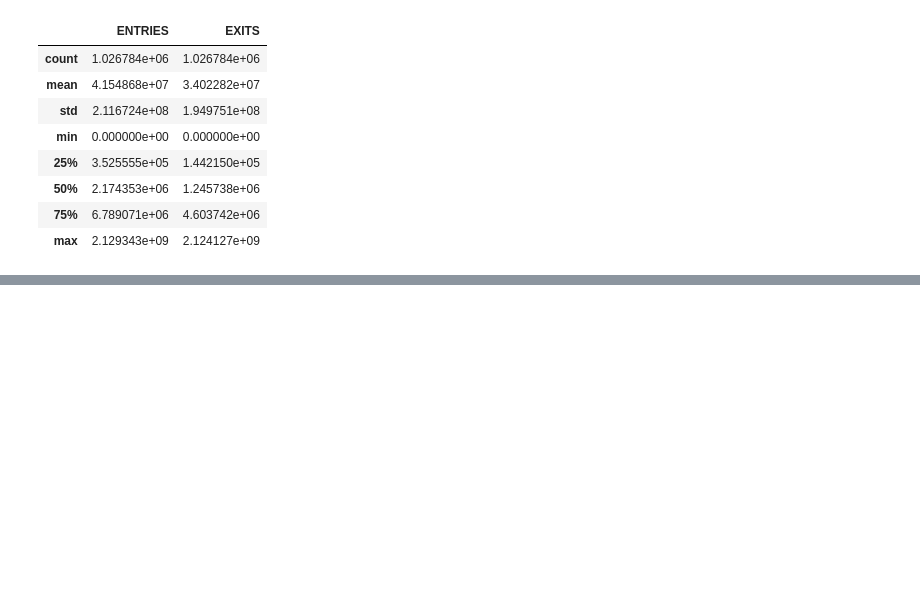
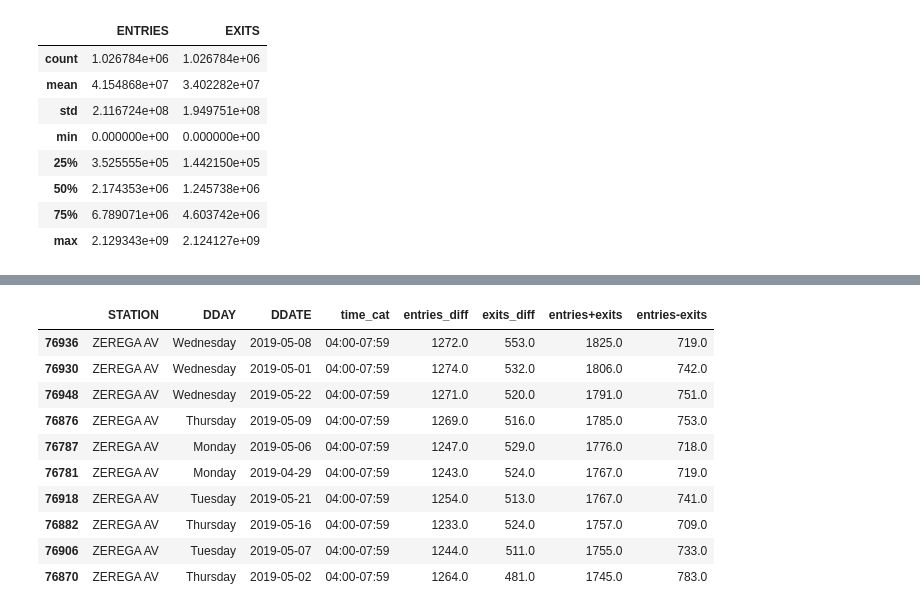
Before and after one commit to shreyak9/metis-project-1, a Jupyter notebook: project 1 functions.ipynb, the cells around one changed output, grey strips where cells are left out. Saved outputs shown, nothing was run; the diff lists cells and outputs as text; code cells hidden in the pictures; blank space fills up the shorter version.

```diff
--- a/project 1 functions.ipynb
+++ b/project 1 functions.ipynb
@@ -462,0 +300,16 @@ mta1.iloc[72420:72440]
+# %%
+# Group by station, day of week, date, time_cat
+mta_station_day_time = mta19.groupby(["STATION","DDAY","DDATE","time_cat"], as_index=False)[["entries_diff","exits_diff","entries+exits","entries-exits"]].sum().sort_values(["STATION","entries+exits"], ascending=False)
+mta_station_day_time.head(10)
+# %% [output]
+|  | STATION | DDAY | DDATE | time_cat | entries_diff | exits_diff | entries+exits | entries-exits |
+| 76936 | ZEREGA AV | Wednesday | 2019-05-08 | 04:00-07:59 | 1272.0 | 553.0 | 1825.0 | 719.0 |
+| 76930 | ZEREGA AV | Wednesday | 2019-05-01 | 04:00-07:59 | 1274.0 | 532.0 | 1806.0 | 742.0 |
+| 76948 | ZEREGA AV | Wednesday | 2019-05-22 | 04:00-07:59 | 1271.0 | 520.0 | 1791.0 | 751.0 |
+| 76876 | ZEREGA AV | Thursday | 2019-05-09 | 04:00-07:59 | 1269.0 | 516.0 | 1785.0 | 753.0 |
+| 76787 | ZEREGA AV | Monday | 2019-05-06 | 04:00-07:59 | 1247.0 | 529.0 | 1776.0 | 718.0 |
+| 76781 | ZEREGA AV | Monday | 2019-04-29 | 04:00-07:59 | 1243.0 | 524.0 | 1767.0 | 719.0 |
+| 76918 | ZEREGA AV | Tuesday | 2019-05-21 | 04:00-07:59 | 1254.0 | 513.0 | 1767.0 | 741.0 |
+| 76882 | ZEREGA AV | Thursday | 2019-05-16 | 04:00-07:59 | 1233.0 | 524.0 | 1757.0 | 709.0 |
+| 76906 | ZEREGA AV | Tuesday | 2019-05-07 | 04:00-07:59 | 1244.0 | 511.0 | 1755.0 | 733.0 |
+| 76870 | ZEREGA AV | Thursday | 2019-05-02 | 04:00-07:59 | 1264.0 | 481.0 | 1745.0 | 783.0 |
```
Also changed, not shown: parts of 38 cells of this notebook.
